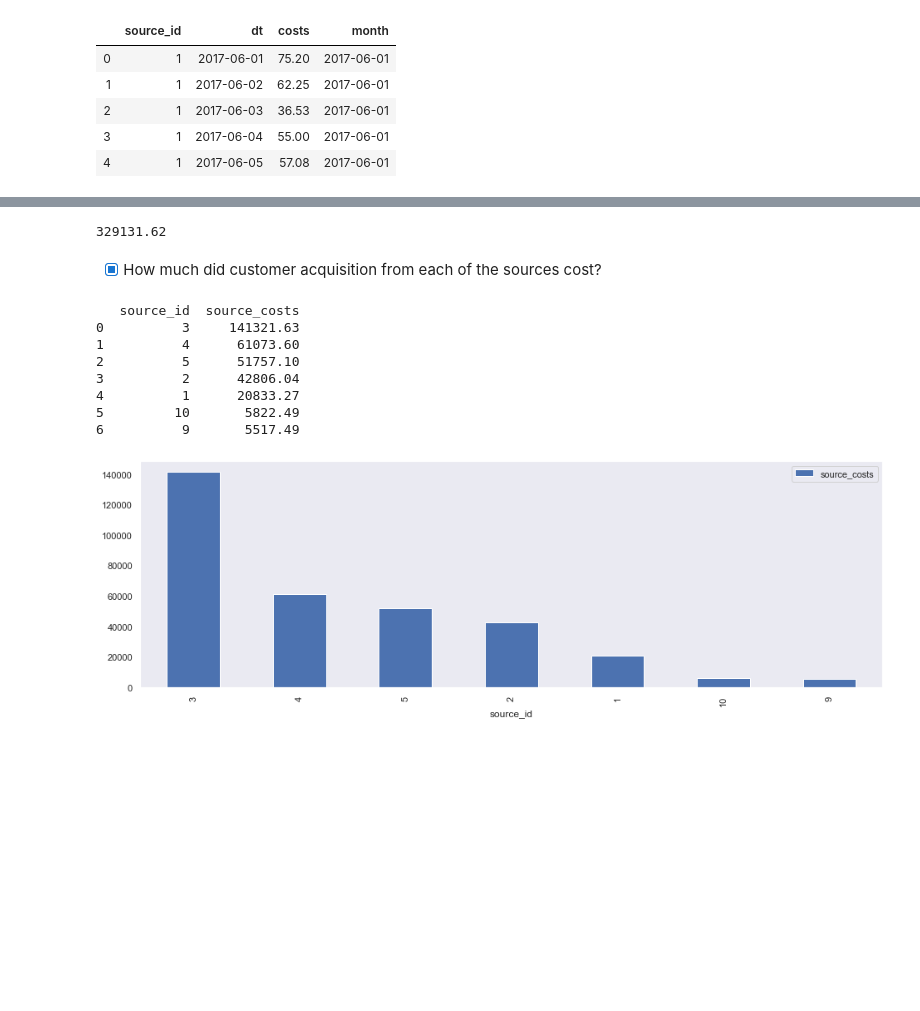
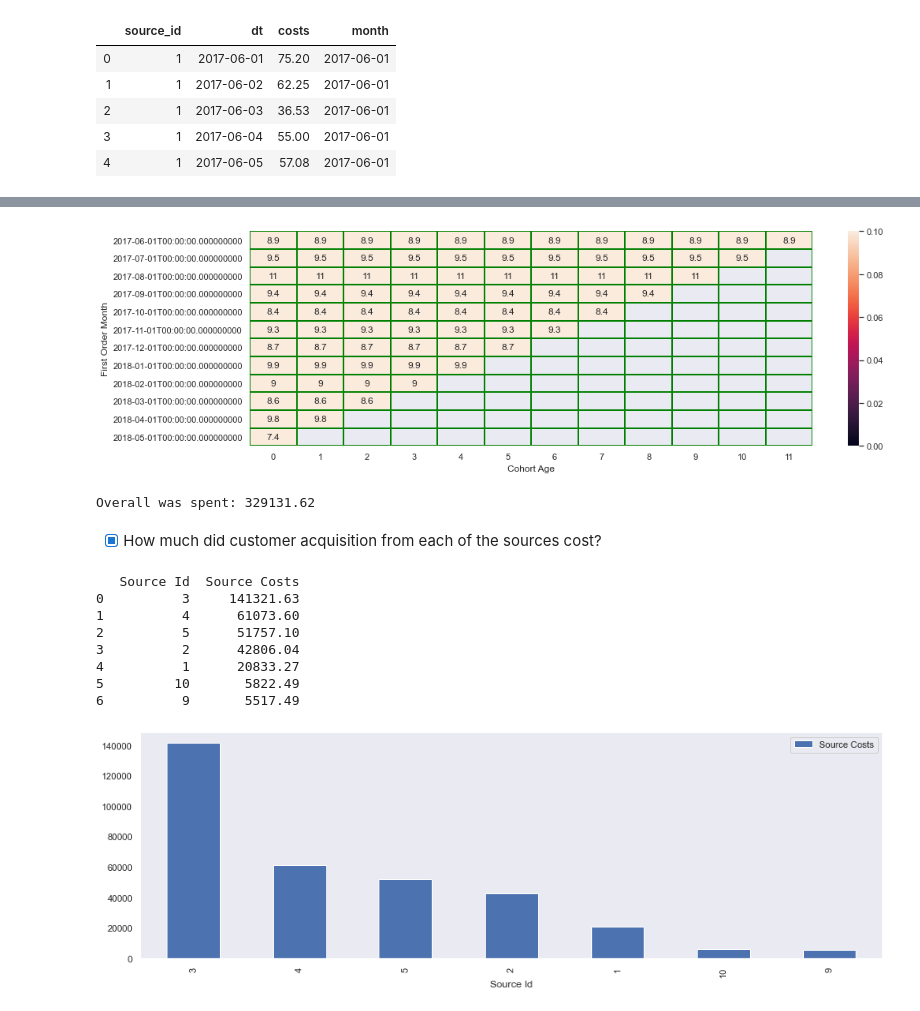
Before and after one commit to asicmicprj/Afisha_analytics, a Jupyter notebook: Afisha_analytics_v0.0.1.ipynb, the cells around one changed output, grey strips where cells are left out. Saved outputs shown, nothing was run; the diff lists cells and outputs as text; code cells hidden in the pictures; blank space fills up the shorter version.

```diff
--- a/Afisha_analytics_v0.0.1.ipynb
+++ b/Afisha_analytics_v0.0.1.ipynb
@@ -990,21 +987,36 @@ display(results.head())
 | 2 | 2017-06-01 | 2023 | 2017-08-01 | 885.34 | 442.670 | 2 | 0.218819 | 18015.0 | ... |
 | 3 | 2017-06-01 | 2023 | 2017-09-01 | 1931.30 | 965.650 | 3 | 0.477336 | 18015.0 | ... |
 | 4 | 2017-06-01 | 2023 | 2017-10-01 | 2068.58 | 1034.290 | 4 | 0.511265 | 18015.0 | ... |
+# %%
+sns.set(style='dark')
+plt.figure(figsize=(16,5))
+sns.heatmap(
+    monthly_costs_pivot,
+    annot=True,
+    #fmt='d',
+    linewidth=1,
+    linecolor='green',
+    vmax=0.1,
+    vmin=0
+)
+plt.show()
+# %% [output]
+[figure, added]
 # %%
 # How much money was spent overall.
 amount_costs = df_costs['costs'].sum()
-display(amount_costs)
+print("Overall was spent:", amount_costs)
 # %% [output]
-329131.62
+Overall was spent: 329131.62
 # %% [markdown]
 - [x] How much did customer acquisition from each of the sources cost?
 # %%
-source_costs = df_costs.groupby('source_id').sum()
+source_costs = df_costs.groupby(['source_id']).sum()
 source_costs = source_costs.sort_values(by='costs', ascending=False).reset_index()
-source_costs = source_costs.rename(columns={'costs':'source_costs'})
+source_costs = source_costs.rename(columns={'costs':'Source Costs', 'source_id':'Source Id'})
 print(source_costs.head(10))
 # %% [output]
-   source_id  source_costs
+   Source Id  Source Costs
 0          3     141321.63
 1          4      61073.60
 2          5      51757.10
```
Also changed, not shown: parts of 12 cells of this notebook.
